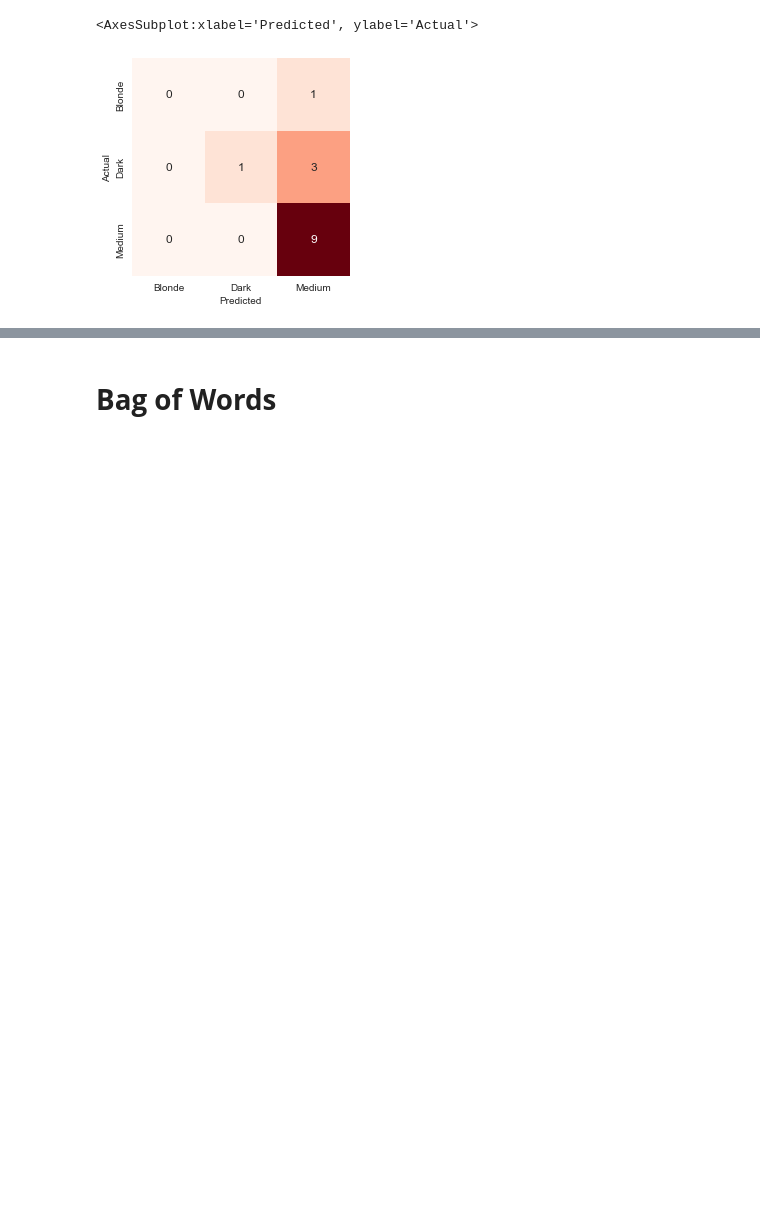
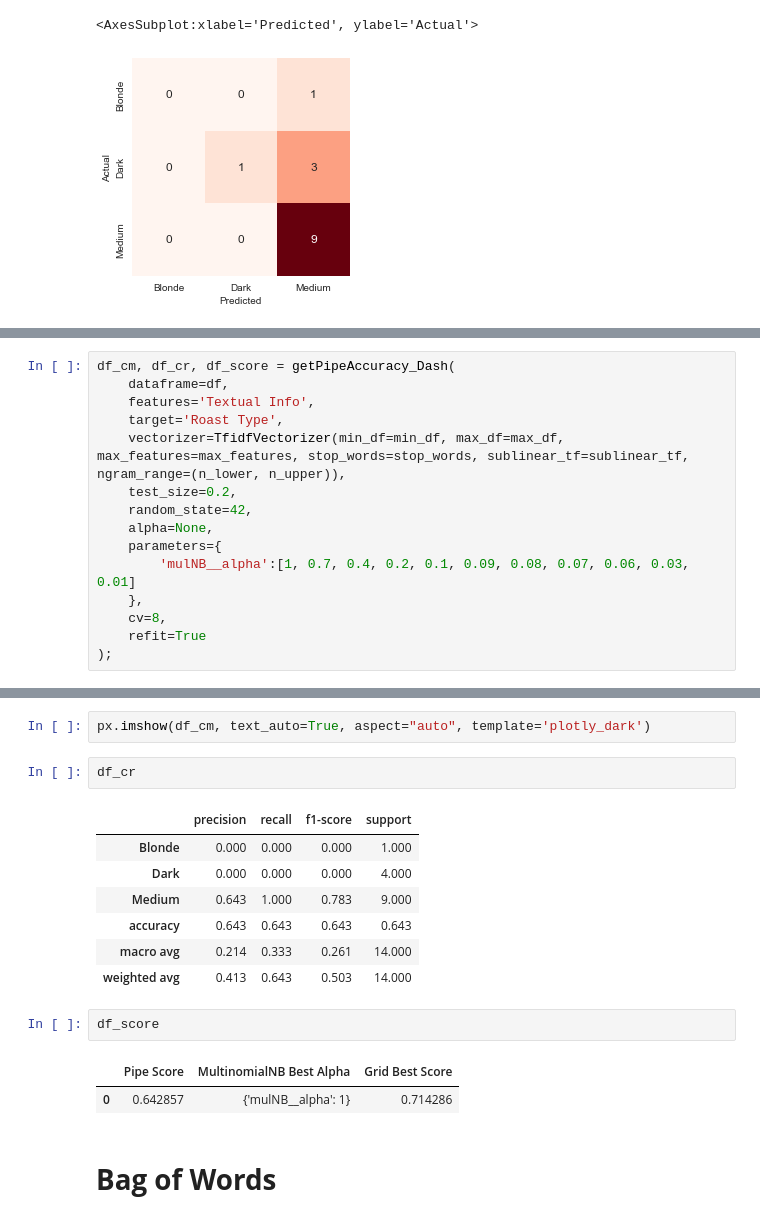
Before and after one commit to kjeshang/NespressoMetropolisTrainingApp, a Jupyter notebook: NespressoTrainingApp/analysis/4_DataAnalysis.ipynb, the cells around one changed output, grey strips where cells are left out. Drawn from its saved outputs; the diff is of its cells as text; blank space fills up the shorter version.

```diff
--- a/NespressoTrainingApp/analysis/4_DataAnalysis.ipynb
+++ b/NespressoTrainingApp/analysis/4_DataAnalysis.ipynb
@@ -240,0 +281,15 @@ weighted avg       0.73      0.71      0.64        14
+# %%
+df_cm, df_cr, df_score = getPipeAccuracy_Dash(
+    dataframe=df,
+    features='Textual Info',
+    target='Roast Type',
+    vectorizer=TfidfVectorizer(min_df=min_df, max_df=max_df, max_features=max_features, stop_words=stop_words, sublinear_tf=sublinear_tf, ngram_range=(n_lower, n_upper)),
+    test_size=0.2,
+    random_state=42,
+    alpha=None,
+    parameters={
+        'mulNB__alpha':[1, 0.7, 0.4, 0.2, 0.1, 0.09, 0.08, 0.07, 0.06, 0.03, 0.01]
+    },
+    cv=8,
+    refit=True
+);
@@ -241,3 +309,20 @@ weighted avg       0.73      0.71      0.64        14
+# %%
+px.imshow(df_cm, text_auto=True, aspect="auto", template='plotly_dark')
+# %%
+df_cr
+# %% [output]
+|  | precision | recall | f1-score | support |
+| Blonde | 0.000 | 0.000 | 0.000 | 1.000 |
+| Dark | 0.000 | 0.000 | 0.000 | 4.000 |
+| Medium | 0.643 | 1.000 | 0.783 | 9.000 |
+| accuracy | 0.643 | 0.643 | 0.643 | 0.643 |
+| macro avg | 0.214 | 0.333 | 0.261 | 14.000 |
+| weighted avg | 0.413 | 0.643 | 0.503 | 14.000 |
+# %%
+df_score
+# %% [output]
+|  | Pipe Score | MultinomialNB Best Alpha | Grid Best Score |
+| 0 | 0.642857 | {'mulNB__alpha': 1} | 0.714286 |
 # %% [markdown]
 # **Bag of Words**
 # %%
```
Also changed, not shown: parts of 5 cells of this notebook, 3 other files.
